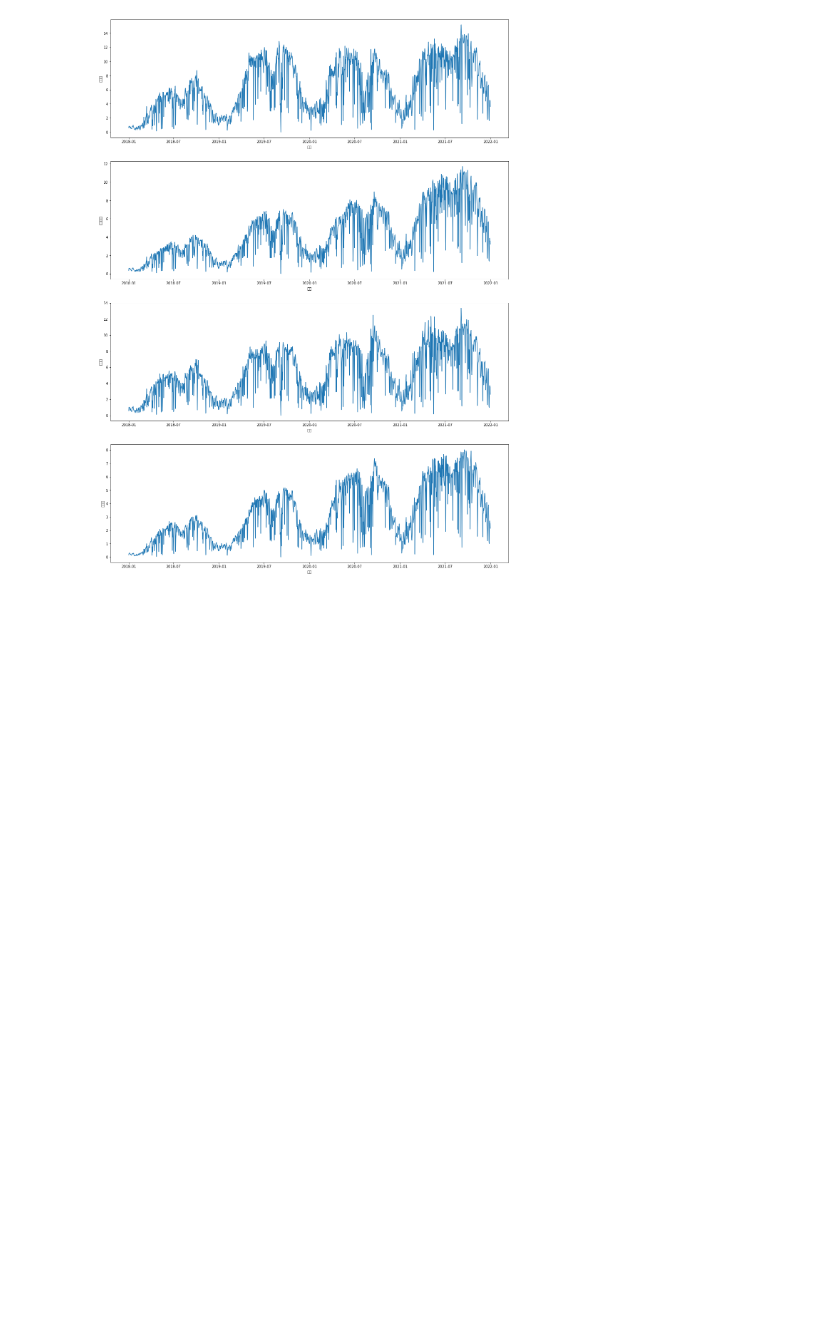
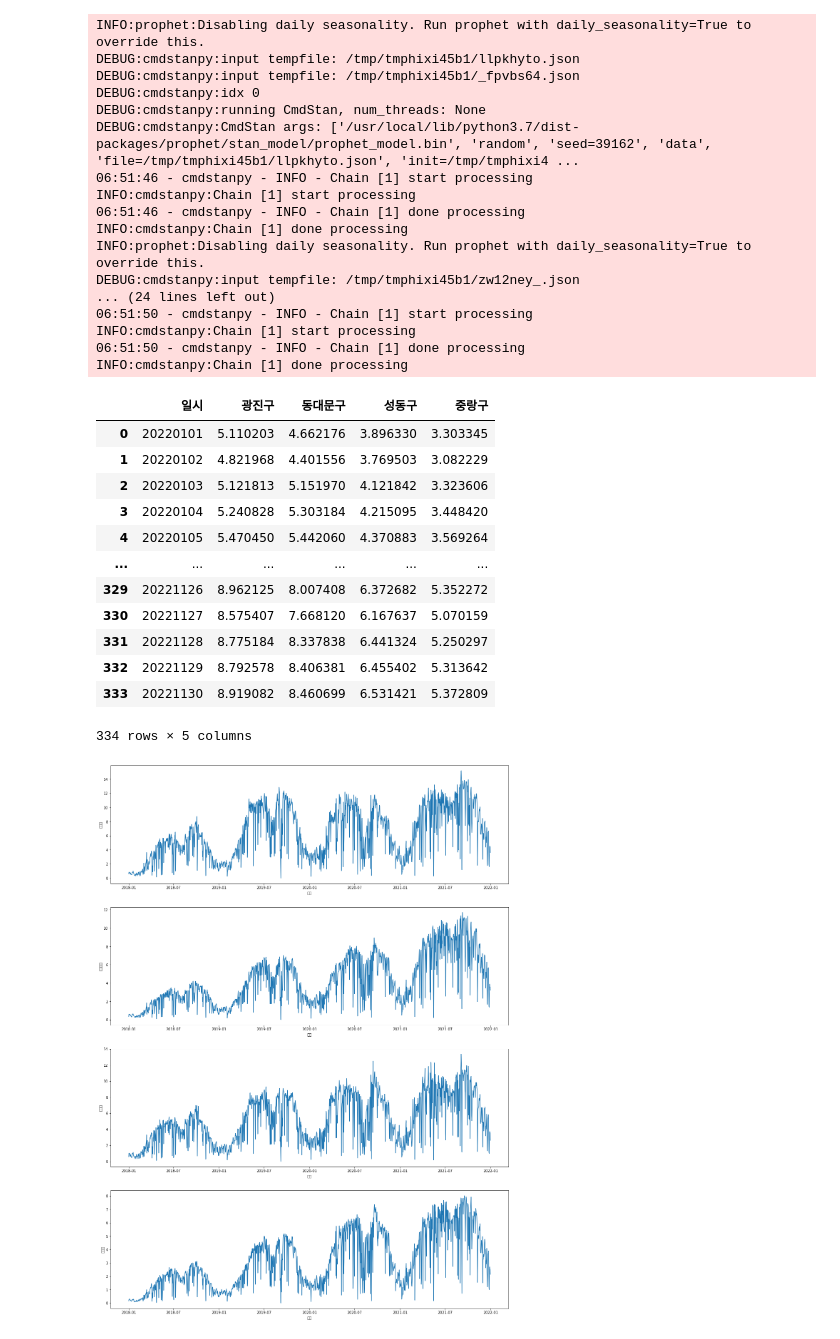
Before and after one commit to jjooki/TIL, a Jupyter notebook: bike.ipynb, the cells around one changed output. Cells and saved outputs as stored; diff of their text form; code cells hidden in the pictures; blank space fills up the shorter version.

```diff
--- a/bike.ipynb
+++ b/bike.ipynb
@@ -31,3 +38,49 @@ def predict(train, column):
+# %%
+def predict(train, column):
+    model = Prophet()
+    df = pd.DataFrame()
+    df['ds'] = train['일시']
+    df['y'] = train[column]
+    model.fit(df)
+    future = model.make_future_dataframe(periods=334, freq='D')
+    forecast = model.predict(future)
+    return forecast.loc[1461:, 'yhat'].values
+
+for region in regions:
+    submission[region] = predict(train, region)
+
+submission
+# %% [output]
+INFO:prophet:Disabling daily seasonality. Run prophet with daily_seasonality=True to override this.
+DEBUG:cmdstanpy:input tempfile: /tmp/tmphixi45b1/llpkhyto.json
+DEBUG:cmdstanpy:input tempfile: /tmp/tmphixi45b1/_fpvbs64.json
+DEBUG:cmdstanpy:idx 0
+DEBUG:cmdstanpy:running CmdStan, num_threads: None
+DEBUG:cmdstanpy:CmdStan args: ['/usr/local/lib/python3.7/dist-packages/prophet/stan_model/prophet_model.bin', 'random', 'seed=39162', 'data', 'file=/tmp/tmphixi45b1/llpkhyto.json', 'init=/tmp/tmphixi4 ...
+06:51:46 - cmdstanpy - INFO - Chain [1] start processing
+INFO:cmdstanpy:Chain [1] start processing
+06:51:46 - cmdstanpy - INFO - Chain [1] done processing
+INFO:cmdstanpy:Chain [1] done processing
+INFO:prophet:Disabling daily seasonality. Run prophet with daily_seasonality=True to override this.
+DEBUG:cmdstanpy:input tempfile: /tmp/tmphixi45b1/zw12ney_.json
+... (24 lines left out)
+06:51:50 - cmdstanpy - INFO - Chain [1] start processing
+INFO:cmdstanpy:Chain [1] start processing
+06:51:50 - cmdstanpy - INFO - Chain [1] done processing
+INFO:cmdstanpy:Chain [1] done processing
+|  | 일시 | 광진구 | 동대문구 | 성동구 | 중랑구 |
+| 0 | 20220101 | 5.110203 | 4.662176 | 3.896330 | 3.303345 |
+| 1 | 20220102 | 4.821968 | 4.401556 | 3.769503 | 3.082229 |
+| 2 | 20220103 | 5.121813 | 5.151970 | 4.121842 | 3.323606 |
+| 3 | 20220104 | 5.240828 | 5.303184 | 4.215095 | 3.448420 |
+| 4 | 20220105 | 5.470450 | 5.442060 | 4.370883 | 3.569264 |
+| ... | ... | ... | ... | ... | ... |
+| 329 | 20221126 | 8.962125 | 8.007408 | 6.372682 | 5.352272 |
+| 330 | 20221127 | 8.575407 | 7.668120 | 6.167637 | 5.070159 |
+| 331 | 20221128 | 8.775184 | 8.337838 | 6.441324 | 5.250297 |
+| 332 | 20221129 | 8.792578 | 8.406381 | 6.455402 | 5.313642 |
+| 333 | 20221130 | 8.919082 | 8.460699 | 6.531421 | 5.372809 |
+334 rows × 5 columns
 # %%
 import matplotlib.pyplot as plt
 import seaborn as sns
```
Also changed, not shown: parts of 15 cells of this notebook.
